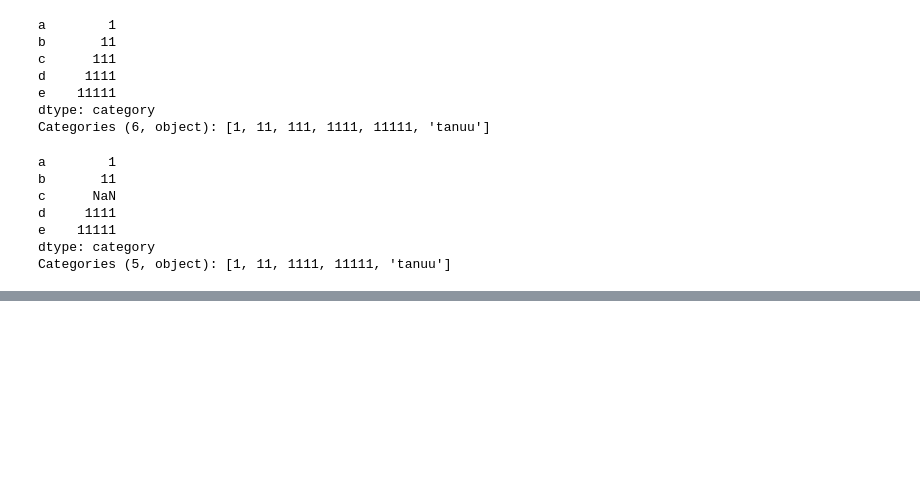
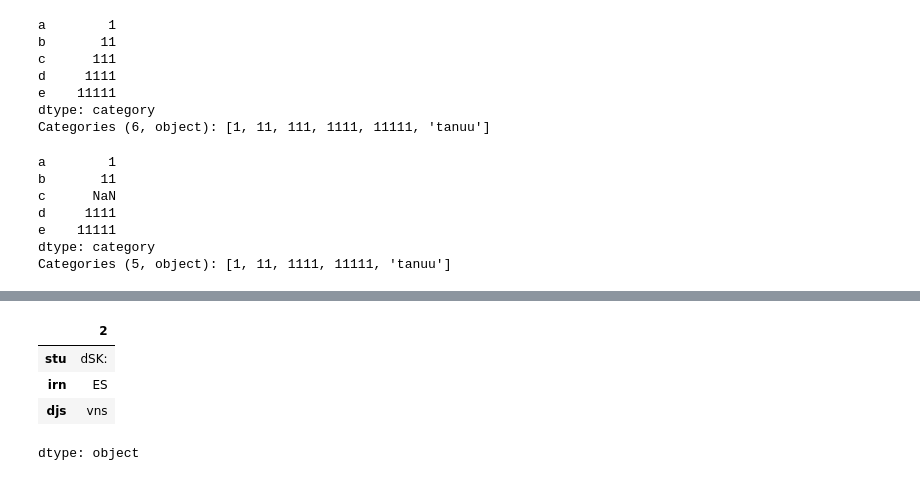
Before and after one commit to suryadwd/EXPRESSOR, a Jupyter notebook: Welcome_To_Colab.ipynb, the cells around one changed output, grey strips where cells are left out. Saved outputs shown, nothing was run; the diff lists cells and outputs as text; code cells hidden in the pictures; blank space fills up the shorter version.

```diff
--- a/Welcome_To_Colab.ipynb
+++ b/Welcome_To_Colab.ipynb
@@ -363,0 +396,8 @@ with open("Stud (3).csv", "r") as file:
+# %%
+df.iloc[2]
+# %% [output]
+|  | 2 |
+| stu | dSK: |
+| irn | ES |
+| djs | vns |
+dtype: object
```
Also changed, not shown: parts of 7 cells of this notebook.
